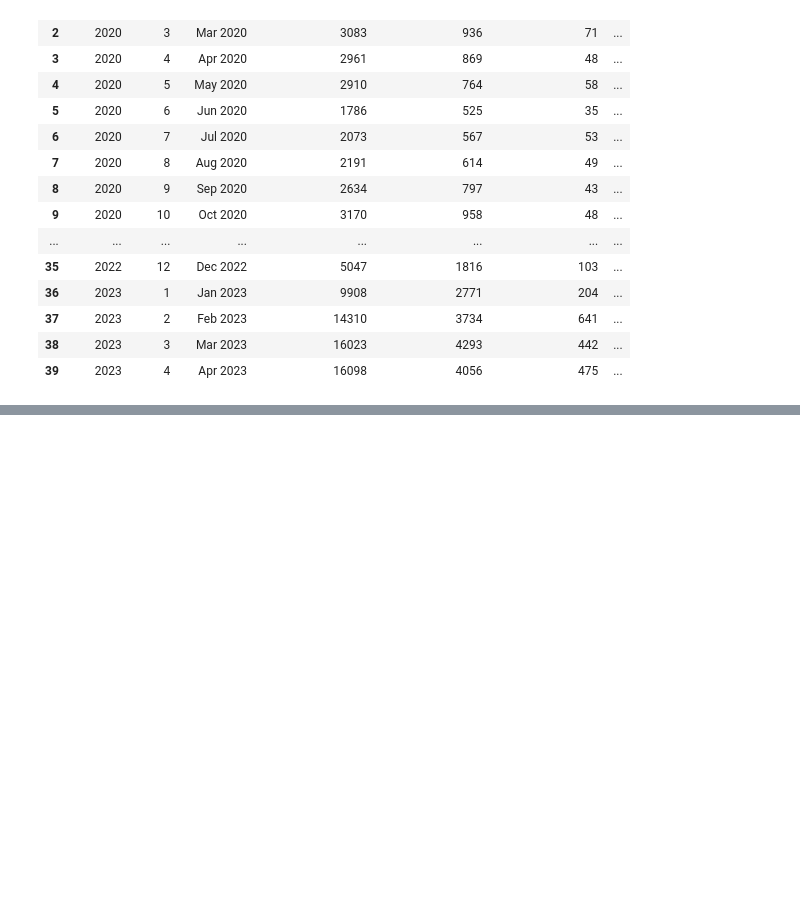
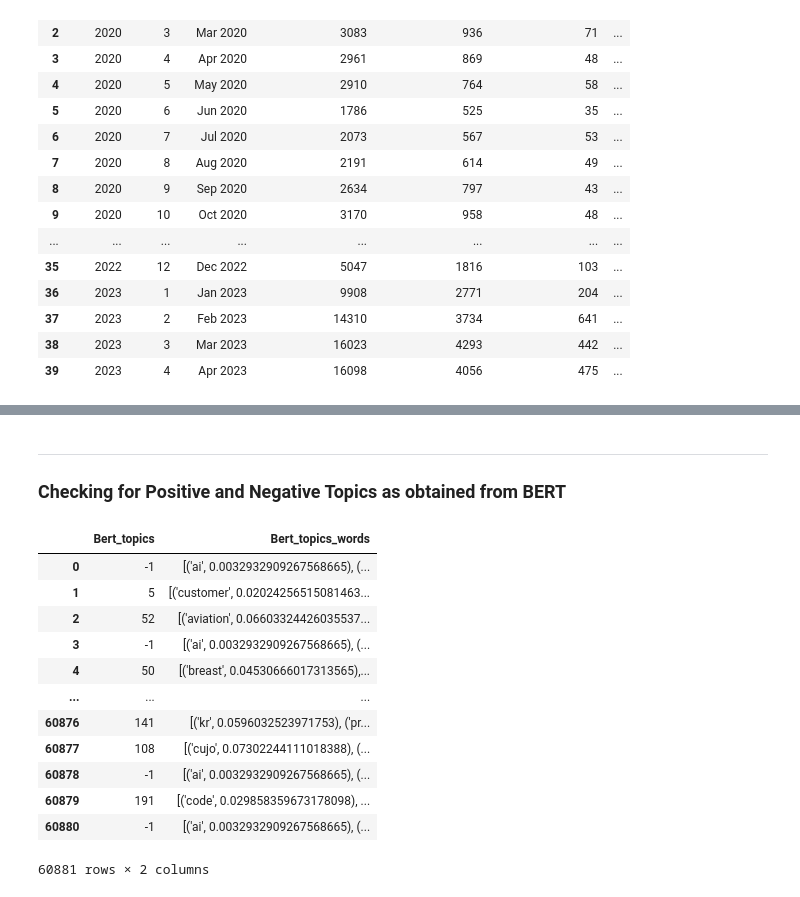
Before and after one commit to kshitij-mittal/Impact_Analysis_GenAI, a Jupyter notebook: 053_Sentiment_Analysis_Overtime.ipynb, the cells around one changed output, grey strips where cells are left out. Saved outputs shown, nothing was run; the diff lists cells and outputs as text; code cells hidden in the pictures; blank space fills up the shorter version.

```diff
--- a/053_Sentiment_Analysis_Overtime.ipynb
+++ b/053_Sentiment_Analysis_Overtime.ipynb
@@ -222,0 +216,20 @@ df_filt_neg.head(2)
+# %% [markdown]
+----
+### Checking for Positive and Negative Topics as obtained from BERT
+# %%
+pd.options.display.max_colwidth=500
+df_filt_pos[['Bert_topics','Bert_topics_words']]
+# %% [output]
+|  | Bert_topics | Bert_topics_words |
+| 0 | -1 | [('ai', 0.0032932909267568665), (... |
+| 1 | 5 | [('customer', 0.02024256515081463... |
+| 2 | 52 | [('aviation', 0.06603324426035537... |
+| 3 | -1 | [('ai', 0.0032932909267568665), (... |
+| 4 | 50 | [('breast', 0.04530666017313565),... |
+| ... | ... | ... |
+| 60876 | 141 | [('kr', 0.0596032523971753), ('pr... |
+| 60877 | 108 | [('cujo', 0.07302244111018388), (... |
+| 60878 | -1 | [('ai', 0.0032932909267568665), (... |
+| 60879 | 191 | [('code', 0.029858359673178098), ... |
+| 60880 | -1 | [('ai', 0.0032932909267568665), (... |
+60881 rows × 2 columns
```
Also changed, not shown: parts of 10 cells of this notebook.
